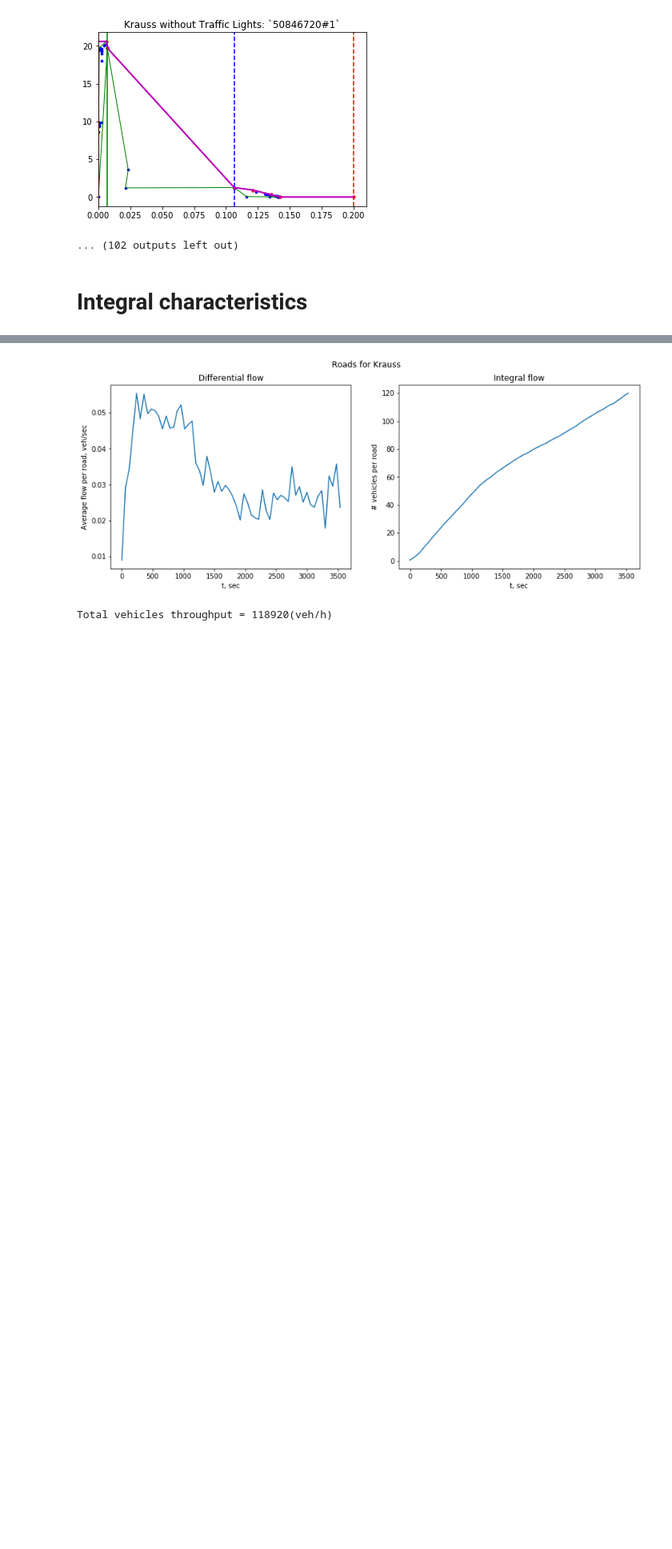
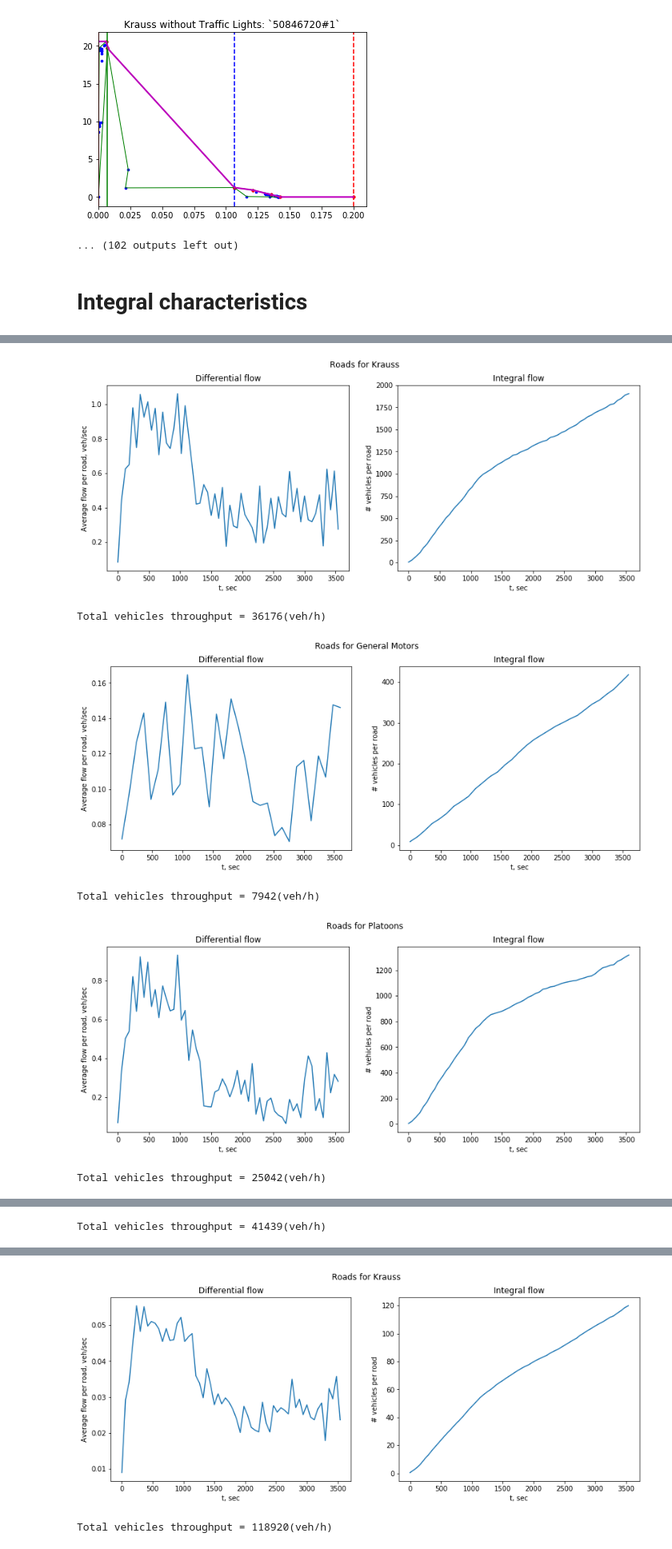
Before and after one commit to apoyezzhayev/FollowingLeaderModel, a Jupyter notebook: Fundamental_diagramm.ipynb, the cells around one changed output, grey strips where cells are left out. Shown at 80% size. Saved outputs shown, nothing was run; the diff lists cells and outputs as text; code cells hidden in the pictures; blank space fills up the shorter version.

Commit message:
Added comparison of top roads

```diff
--- a/Fundamental_diagramm.ipynb
+++ b/Fundamental_diagramm.ipynb
@@ -453,0 +465,15 @@ def plot_integral_throughput(data, model_name=''):
+# %%
+# Only top loaded roads for comparison
+for d, name in zip([data_default_roads.loc[idx_for_comparsion],
+                    data_gm_roads.loc[idx_for_comparsion],
+                    data_platoons_roads.loc[idx_for_comparsion],
+                    data_default_wo_tl_roads.loc[idx_for_comparsion]],
+                   ['Krauss', 'General Motors', 'Platoons', 'Krauss without traffic lights']):
+    plot_integral_throughput(d, model_name=name)
+# %% [output]
+[figure, added]
+Total vehicles throughput = 36176(veh/h)
+[figure, added]
+Total vehicles throughput = 7942(veh/h)
+[figure, added]
+Total vehicles throughput = 25042(veh/h)
@@ -453,0 +481 @@ def plot_integral_throughput(data, model_name=''):
+Total vehicles throughput = 41439(veh/h)
```
Also changed, not shown: parts of 5 cells of this notebook.
